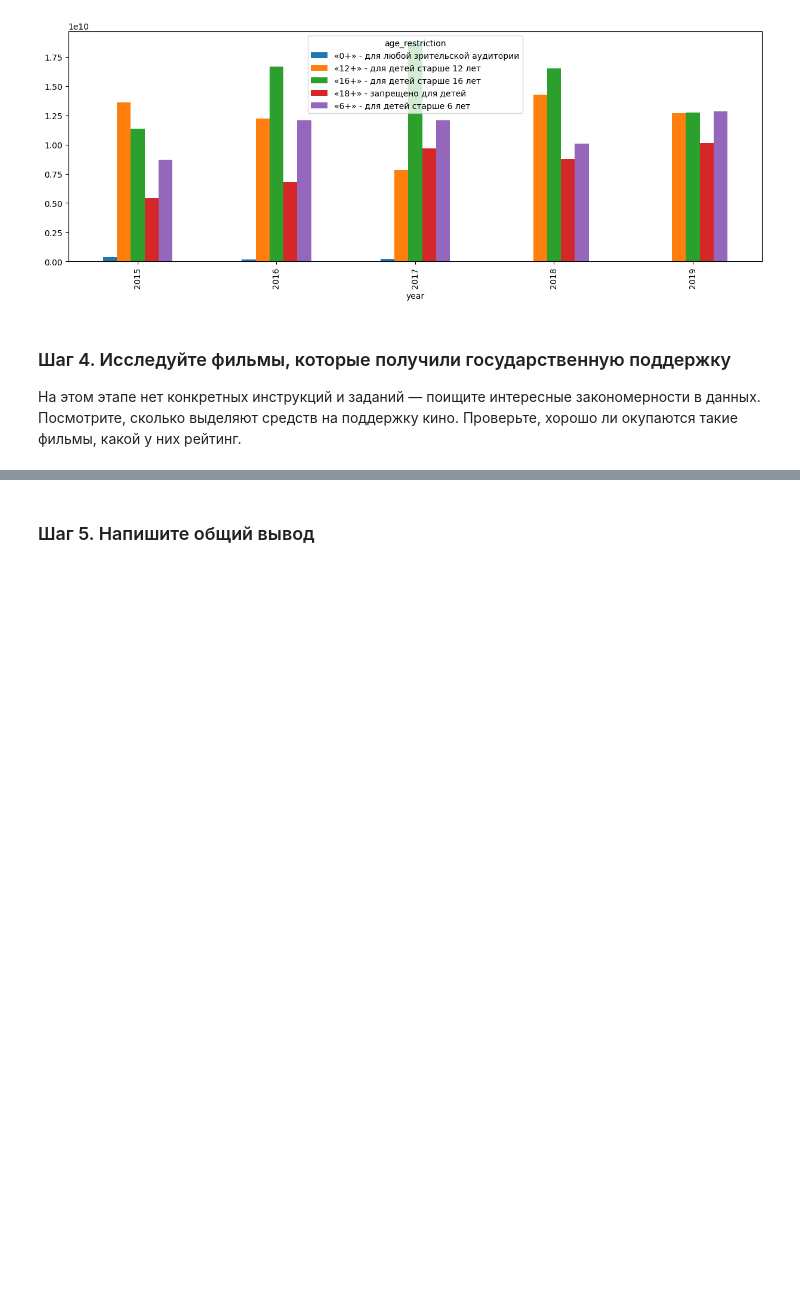
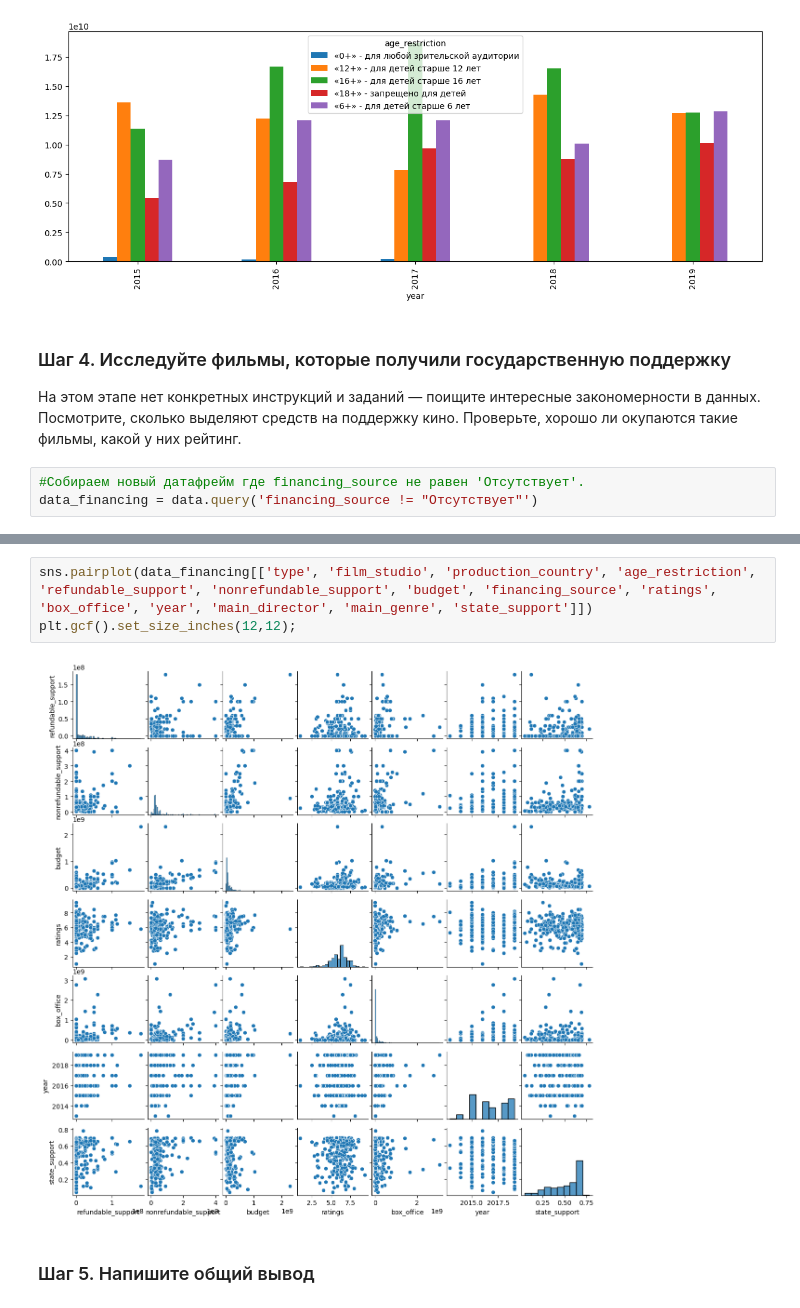
Before and after one commit to VSXV/Data-Science-Projects, a Jupyter notebook: d11dfd07-1855-413a-b591-15d13f4190ed.ipynb, the cells around one changed output, grey strips where cells are left out. Saved outputs shown, nothing was run; the diff lists cells and outputs as text; blank space fills up the shorter version.

Commit message:
added scatter matrix

```diff
--- a/d11dfd07-1855-413a-b591-15d13f4190ed.ipynb
+++ b/d11dfd07-1855-413a-b591-15d13f4190ed.ipynb
@@ -421,3 +415,6 @@ data.query('2015 <= year <= 2019').pivot_table(index='year', columns='age_restri
 ### Шаг 4. Исследуйте фильмы, которые получили государственную поддержку
 
 На этом этапе нет конкретных инструкций и заданий — поищите интересные закономерности в данных. Посмотрите, сколько выделяют средств на поддержку кино. Проверьте, хорошо ли окупаются такие фильмы, какой у них рейтинг.
+# %%
+#Собираем новый датафрейм где financing_source не равен 'Отсутствует'.
+data_financing = data.query('financing_source != "Отсутствует"')
@@ -424,2 +450,7 @@ data.query('2015 <= year <= 2019').pivot_table(index='year', columns='age_restri
+# %%
+sns.pairplot(data_financing[['type', 'film_studio', 'production_country', 'age_restriction', 'refundable_support', 'nonrefundable_support', 'budget', 'financing_source', 'ratings', 'box_office', 'year', 'main_director', 'main_genre', 'state_support']])
+plt.gcf().set_size_inches(12,12);
+# %% [output]
+[figure, added]
 # %% [markdown]
 ### Шаг 5. Напишите общий вывод
```
Also changed, not shown: parts of 4 cells of this notebook.
